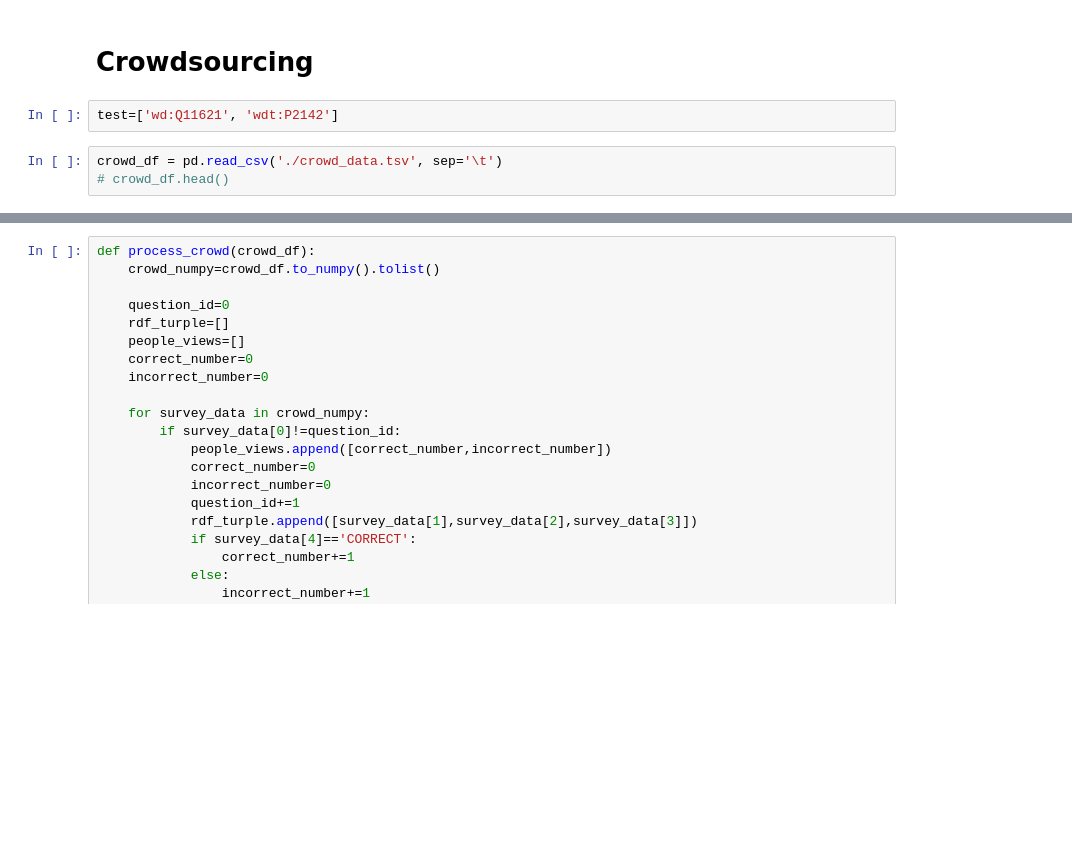
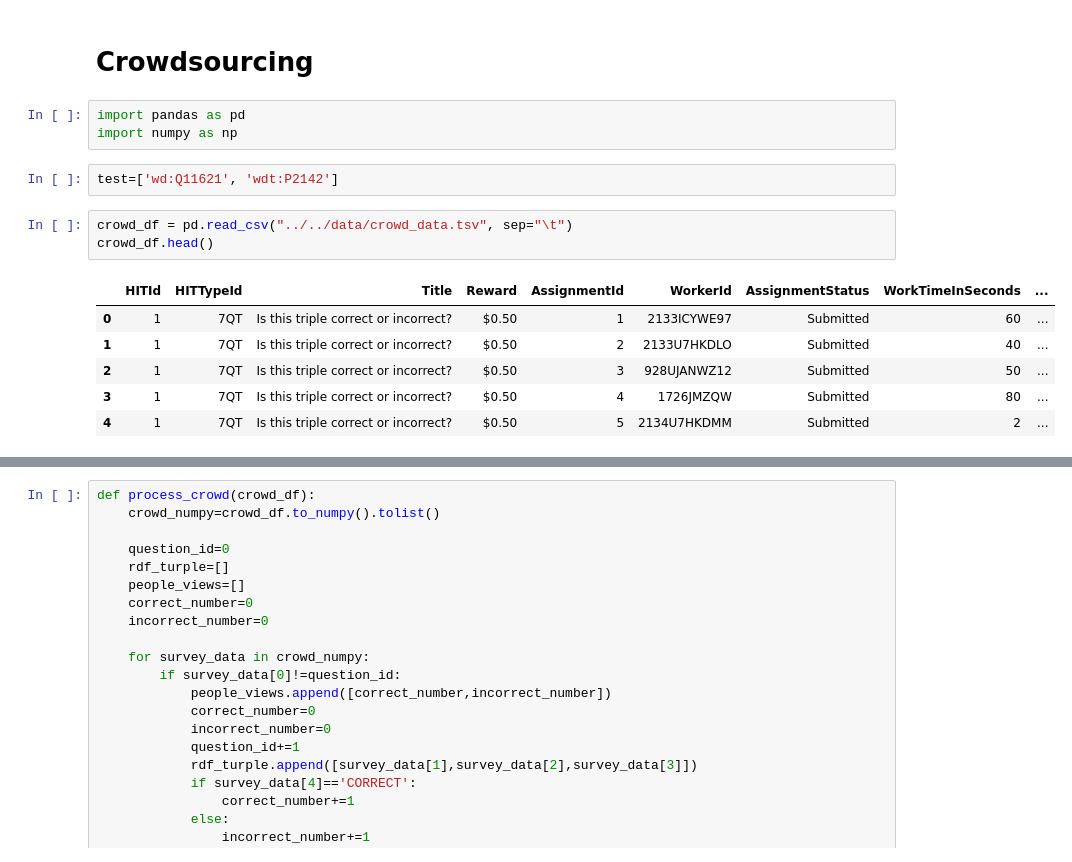
Before and after one commit to liamti5/AI-QA-System-for-movies-UZH, a Jupyter notebook: notebooks/recommendation/anderer.ipynb, the cells around one changed output, grey strips where cells are left out. Drawn from its saved outputs; the diff is of its cells as text; blank space fills up the shorter version.

```diff
--- a/notebooks/recommendation/anderer.ipynb
+++ b/notebooks/recommendation/anderer.ipynb
@@ -355,9 +355,19 @@ image:0315/rm601699072
 image:0094/rm2182646784
 # %% [markdown]
 # Crowdsourcing
+# %%
+import pandas as pd
+import numpy as np
 # %%
 test=['wd:Q11621', 'wdt:P2142']
 # %%
-crowd_df = pd.read_csv('./crowd_data.tsv', sep='\t')
-# crowd_df.head()
+crowd_df = pd.read_csv("../../data/crowd_data.tsv", sep="\t")
+crowd_df.head()
+# %% [output]
+|  | HITId | HITTypeId | Title | Reward | AssignmentId | WorkerId | AssignmentStatus | WorkTimeInSeconds | ... |
+| 0 | 1 | 7QT | Is this triple correct or incorrect? | $0.50 | 1 | 2133ICYWE97 | Submitted | 60 | ... |
+| 1 | 1 | 7QT | Is this triple correct or incorrect? | $0.50 | 2 | 2133U7HKDLO | Submitted | 40 | ... |
+| 2 | 1 | 7QT | Is this triple correct or incorrect? | $0.50 | 3 | 928UJANWZ12 | Submitted | 50 | ... |
+| 3 | 1 | 7QT | Is this triple correct or incorrect? | $0.50 | 4 | 1726JMZQW | Submitted | 80 | ... |
+| 4 | 1 | 7QT | Is this triple correct or incorrect? | $0.50 | 5 | 2134U7HKDMM | Submitted | 2 | ... |
 # %%
```
Also changed, not shown: parts of 2 cells of this notebook.
